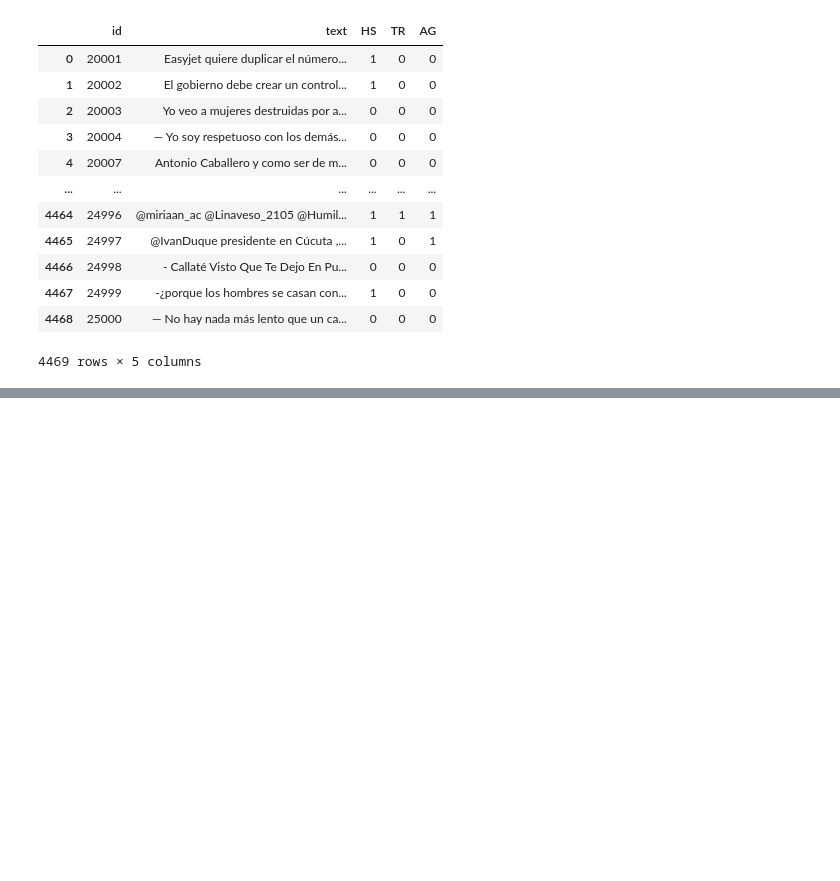
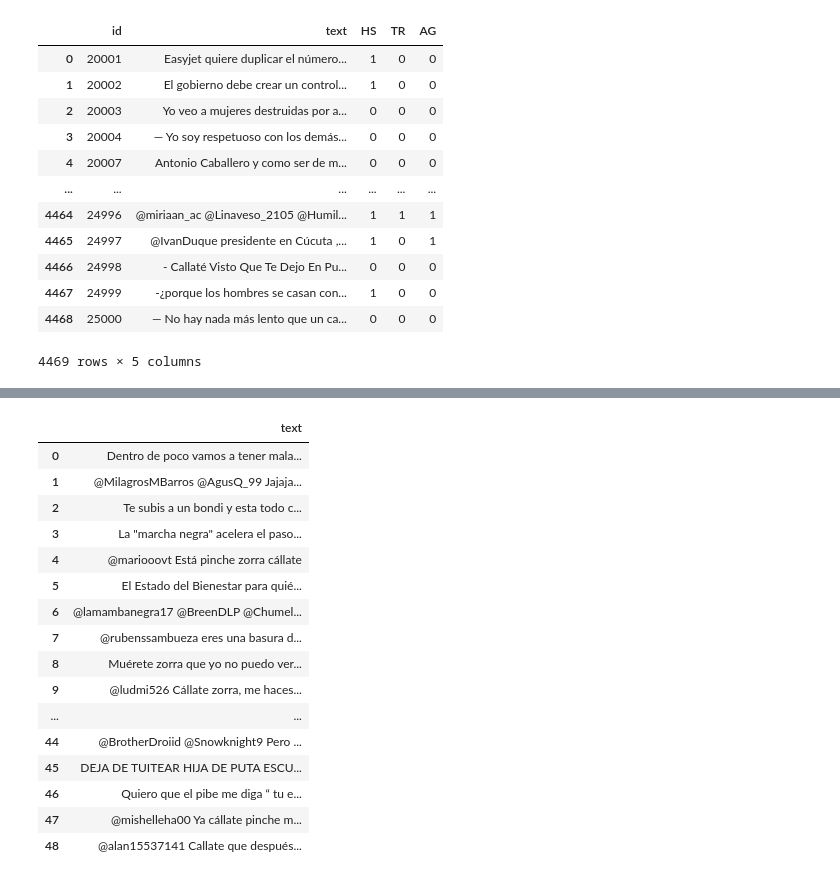
Before and after one commit to GabrielTuco/Text-Detoxification-in-Spanish, a Jupyter notebook: style_transfer/condBERT/condrobertuito_compile_vocab.ipynb, the cells around one changed output, grey strips where cells are left out. Cells and saved outputs as stored; diff of their text form; code cells hidden in the pictures; blank space fills up the shorter version.

```diff
--- a/style_transfer/condBERT/condrobertuito_compile_vocab.ipynb
+++ b/style_transfer/condBERT/condrobertuito_compile_vocab.ipynb
@@ -392,2 +451,24 @@ Name: text, dtype: object
+# %%
+dataTest = pd.read_csv('../../data/processed/test.txt', sep='\t', header=None, names=['text'])
+# %%
+dataTest
+# %% [output]
+|  | text |
+| 0 | Dentro de poco vamos a tener mala... |
+| 1 | @MilagrosMBarros @AgusQ_99 Jajaja... |
+| 2 | Te subis a un bondi y esta todo c... |
+| 3 | La "marcha negra" acelera el paso... |
+| 4 | @mariooovt Está pinche zorra cállate |
+| 5 | El Estado del Bienestar para quié... |
+| 6 | @lamambanegra17 @BreenDLP @Chumel... |
+| 7 | @rubenssambueza eres una basura d... |
+| 8 | Muérete zorra que yo no puedo ver... |
+| 9 | @ludmi526 Cállate zorra, me haces... |
+| ... | ... |
+| 44 | @BrotherDroiid @Snowknight9 Pero ... |
+| 45 | DEJA DE TUITEAR HIJA DE PUTA ESCU... |
+| 46 | Quiero que el pibe me diga “ tu e... |
+| 47 | @mishelleha00 Ya cállate pinche m... |
+| 48 | @alan15537141 Callate que después... |
 # %%
 test = []
```
Also changed, not shown: parts of 24 cells of this notebook, 23 other files.
